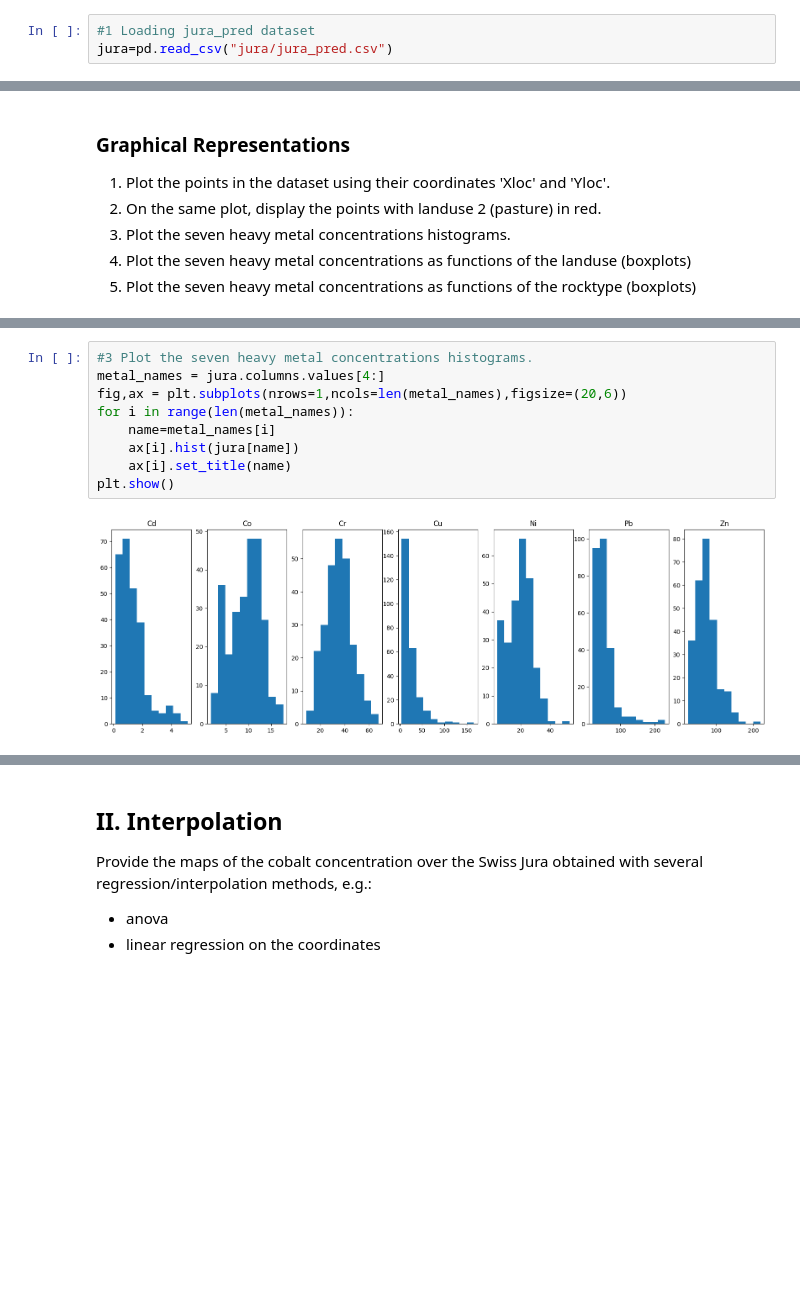
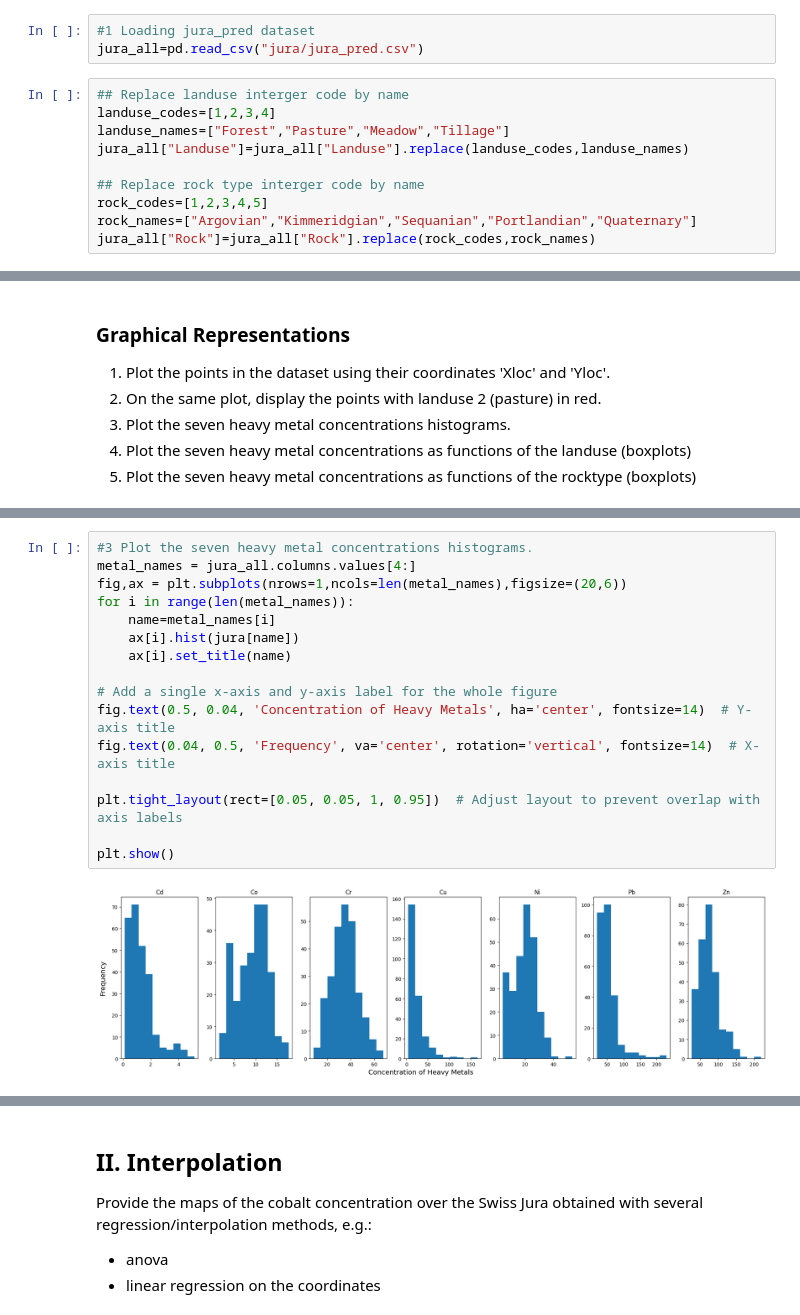
Before and after one commit to mickyrre/geostatistics_athens24, a Jupyter notebook: projet24.ipynb, the cells around one changed output, grey strips where cells are left out. Cells and saved outputs as stored; diff of their text form; blank space fills up the shorter version.

```diff
--- a/projet24.ipynb
+++ b/projet24.ipynb
@@ -56,6 +59,16 @@ import gstlearn.plot as gp
 7. Compute the mean of cobalt concentration for the four different landuses
 # %%
 #1 Loading jura_pred dataset
-jura=pd.read_csv("jura/jura_pred.csv")
+jura_all=pd.read_csv("jura/jura_pred.csv")
+# %%
+## Replace landuse interger code by name
+landuse_codes=[1,2,3,4]
+landuse_names=["Forest","Pasture","Meadow","Tillage"]
+jura_all["Landuse"]=jura_all["Landuse"].replace(landuse_codes,landuse_names)
+
+## Replace rock type interger code by name
+rock_codes=[1,2,3,4,5]
+rock_names=["Argovian","Kimmeridgian","Sequanian","Portlandian","Quaternary"]
+jura_all["Rock"]=jura_all["Rock"].replace(rock_codes,rock_names)
 # %%
 #2 Class of dataset = all variables are float except for Landuse and Rock that are integer. Dataset class: 'pandas.core.frame.DataFrame'
@@ -168,14 +183,21 @@ plt.show()
 [figure]
 # %%
 #3 Plot the seven heavy metal concentrations histograms.
-metal_names = jura.columns.values[4:]
+metal_names = jura_all.columns.values[4:]
 fig,ax = plt.subplots(nrows=1,ncols=len(metal_names),figsize=(20,6))
 for i in range(len(metal_names)):
     name=metal_names[i]
     ax[i].hist(jura[name])
     ax[i].set_title(name)
+
+# Add a single x-axis and y-axis label for the whole figure
+fig.text(0.5, 0.04, 'Concentration of Heavy Metals', ha='center', fontsize=14)  # Y-axis title
+fig.text(0.04, 0.5, 'Frequency', va='center', rotation='vertical', fontsize=14)  # X-axis title
+
+plt.tight_layout(rect=[0.05, 0.05, 1, 0.95])  # Adjust layout to prevent overlap with axis labels
+
 plt.show()
 # %% [output]
-[figure, old version]
+[figure, new version]
 # %%
 #4 Plot the seven heavy metal concentrations as functions of the landuse (boxplots)
```
Also changed, not shown: parts of 26 cells of this notebook, 2 other files.
